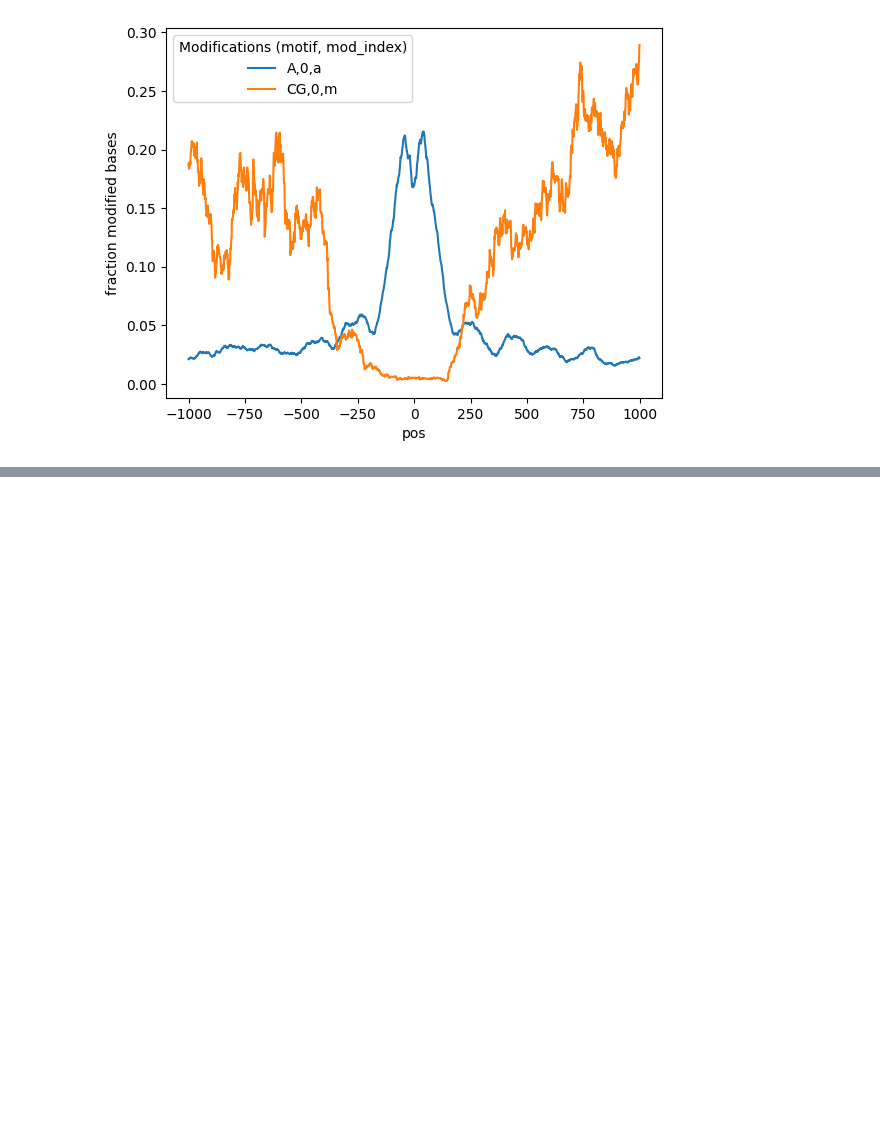
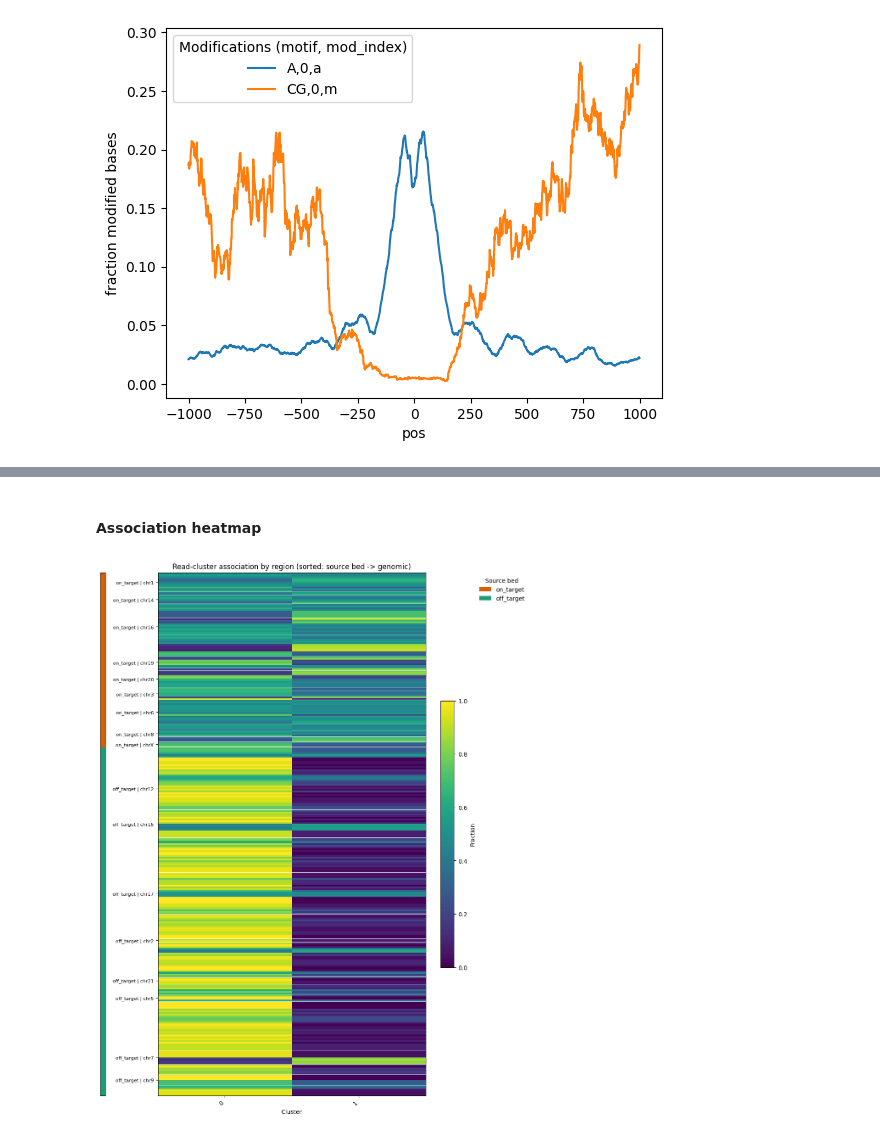
Before and after one commit to streetslab/dimelo, a Jupyter notebook: dimelo_test.ipynb, the cells around one changed output, grey strips where cells are left out. Saved outputs shown, nothing was run; the diff lists cells and outputs as text; code cells hidden in the pictures; blank space fills up the shorter version.

```diff
--- a/dimelo_test.ipynb
+++ b/dimelo_test.ipynb
@@ -2042 +1970,31 @@ plot_enrichment_profile.by_modification(
+# %% [markdown]
+#### Association heatmap
+# %%
+import matplotlib.pyplot as plt
+
+fig, ax = plotting_matplotlib.plot_read_cluster_region_association_heatmap_matplotlib(
+    association_payload_A,
+    region_label_mode="chromosome",
+    max_region_labels=24,
+    row_annotation_columns=["source_label", "strand_label"],
+    row_annotation_titles={
+        "source_label": "Source bed",
+        "strand_label": "Strand",
+    },
+    row_annotation_palettes={
+        "source_label": {
+            "on_target": "#D95F02",
+            "off_target": "#1B9E77",
+            "unlabeled": "#7570B3",
+            "unknown": "#999999",
+        },
+        "strand_label": {"+": "#4C78A8", "-": "#F58518", ".": "#999999", "unknown": "#999999"},
+    },
+    cluster_sort=cluster_sort_mode,
+    group_region_labels=True,
+    group_label_columns=["source_label", "chrom"]
+)
+plt.show()
+# %% [output]
+[figure, added]
 # %% [markdown]
```
Also changed, not shown: parts of 55 cells of this notebook, 9 other files.
